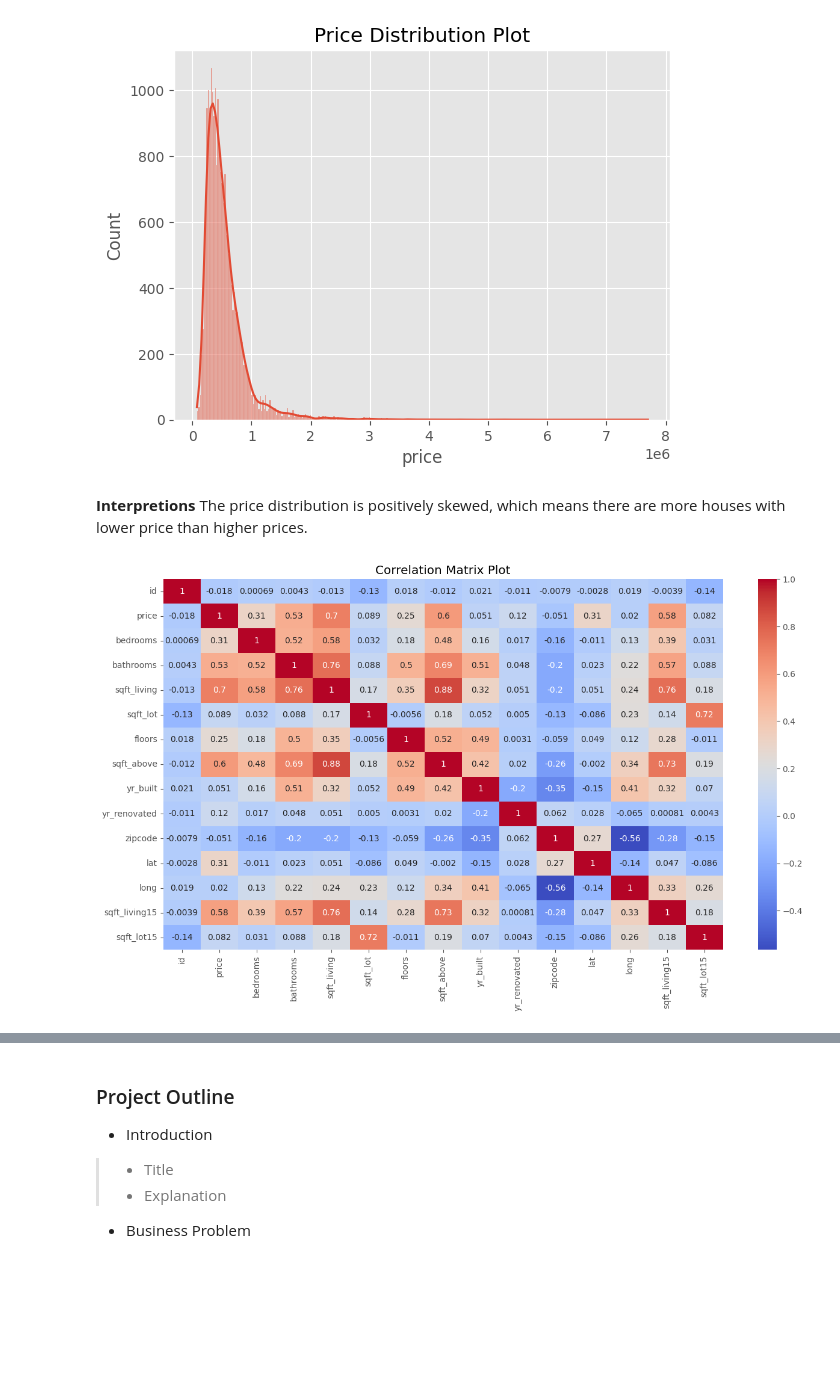
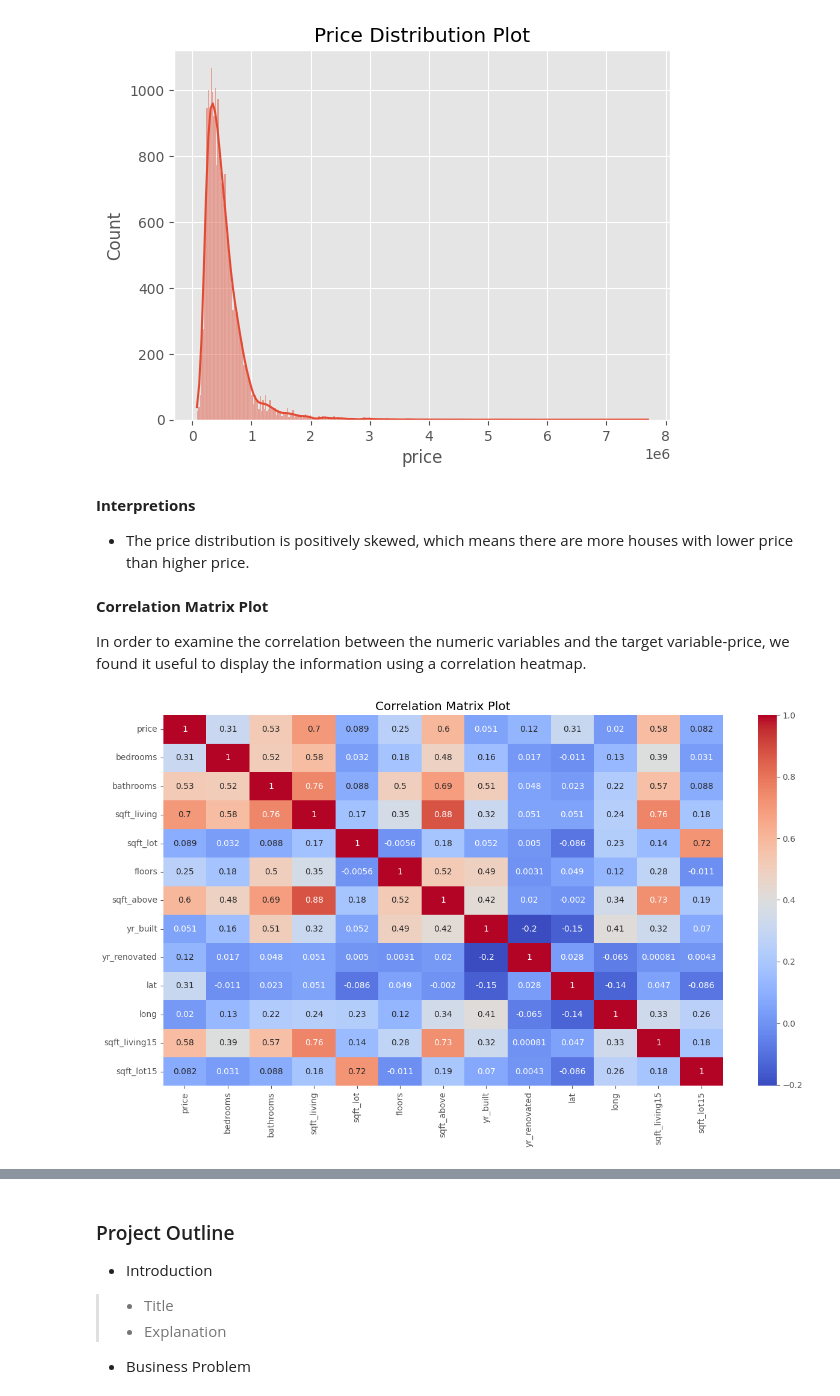
Before and after one commit to D-EKALE/KC-Housing-Project-2, a Jupyter notebook: student.ipynb, the cells around one changed output, grey strips where cells are left out. Cells and saved outputs as stored; diff of their text form; code cells hidden in the pictures; blank space fills up the shorter version.

Commit message:
Added a few visualizations

```diff
--- a/student.ipynb
+++ b/student.ipynb
@@ -123,11 +138,16 @@ plt.show()
 [figure]
 # %% [markdown]
 **Interpretions**
-The price distribution is positively skewed, which means there are more houses with lower price than higher prices.
+* The price distribution is positively skewed, which means there are more houses with lower price than higher price.
+# %% [markdown]
+**Correlation Matrix Plot**
+
+In order to examine the correlation between the numeric variables and the target variable-price, we found it useful to display the information using a correlation heatmap.
 # %%
+df_corr = df.drop(['id','zipcode'], axis=1)
 plt.figure(figsize=(15,8))
-sns.heatmap(df.corr(numeric_only=True), annot=True, cmap='coolwarm')
+sns.heatmap(df_corr.corr(numeric_only=True), annot=True, cmap='coolwarm')
 plt.title('Correlation Matrix Plot')
 plt.show()
 # %% [output]
-[figure, old version]
+[figure, new version]
```
Also changed, not shown: parts of 6 cells of this notebook.
